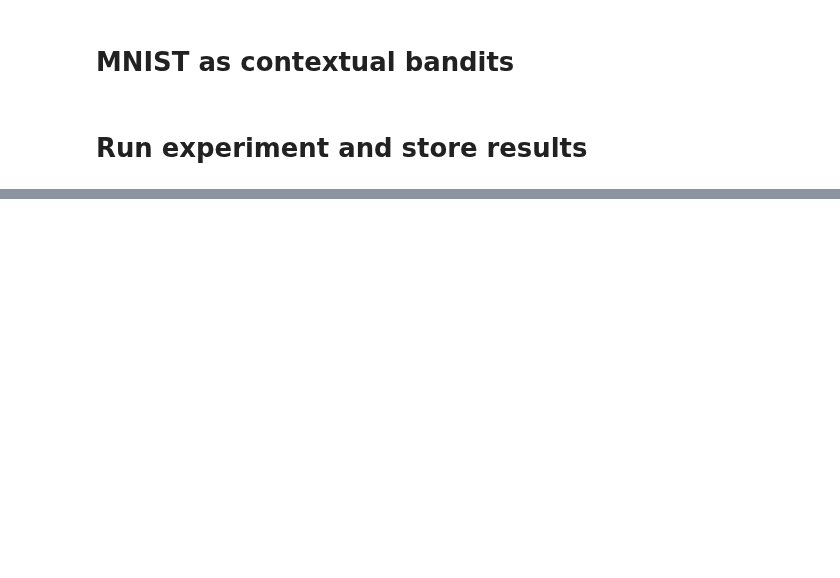
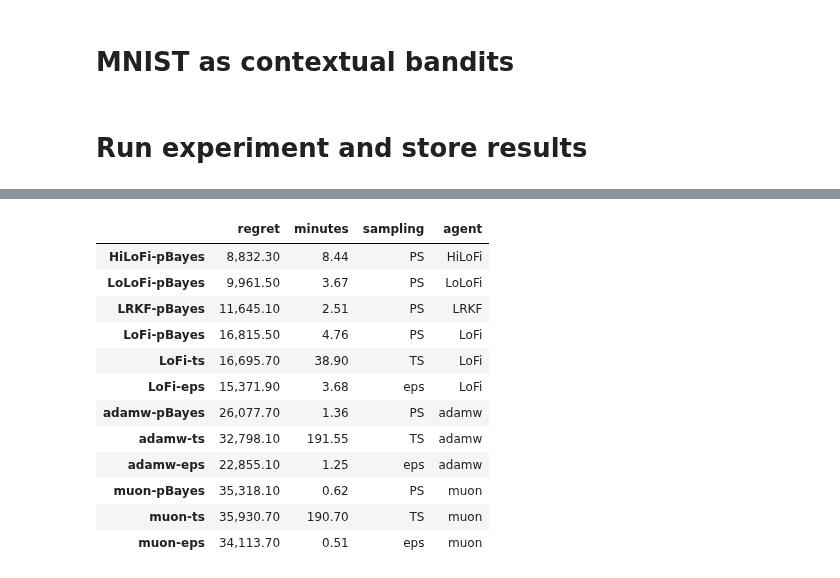
Before and after one commit to gerdm/low-rank-last-layer-inference, a Jupyter notebook: experiments/07-mnist-bandit-new.ipynb, the cells around one changed output, grey strips where cells are left out. Saved outputs shown, nothing was run; the diff lists cells and outputs as text; code cells hidden in the pictures; blank space fills up the shorter version.

```diff
--- a/experiments/07-mnist-bandit-new.ipynb
+++ b/experiments/07-mnist-bandit-new.ipynb
@@ -140,0 +183,17 @@ print(table.to_markdown())
+# %%
+table = res_methods.loc[["regret", "minutes", "sampling", "agent"]].T
+table
+# %% [output]
+|  | regret | minutes | sampling | agent |
+| HiLoFi-pBayes | 8,832.30 | 8.44 | PS | HiLoFi |
+| LoLoFi-pBayes | 9,961.50 | 3.67 | PS | LoLoFi |
+| LRKF-pBayes | 11,645.10 | 2.51 | PS | LRKF |
+| LoFi-pBayes | 16,815.50 | 4.76 | PS | LoFi |
+| LoFi-ts | 16,695.70 | 38.90 | TS | LoFi |
+| LoFi-eps | 15,371.90 | 3.68 | eps | LoFi |
+| adamw-pBayes | 26,077.70 | 1.36 | PS | adamw |
+| adamw-ts | 32,798.10 | 191.55 | TS | adamw |
+| adamw-eps | 22,855.10 | 1.25 | eps | adamw |
+| muon-pBayes | 35,318.10 | 0.62 | PS | muon |
+| muon-ts | 35,930.70 | 190.70 | TS | muon |
+| muon-eps | 34,113.70 | 0.51 | eps | muon |
```
Also changed, not shown: parts of 20 cells of this notebook.
